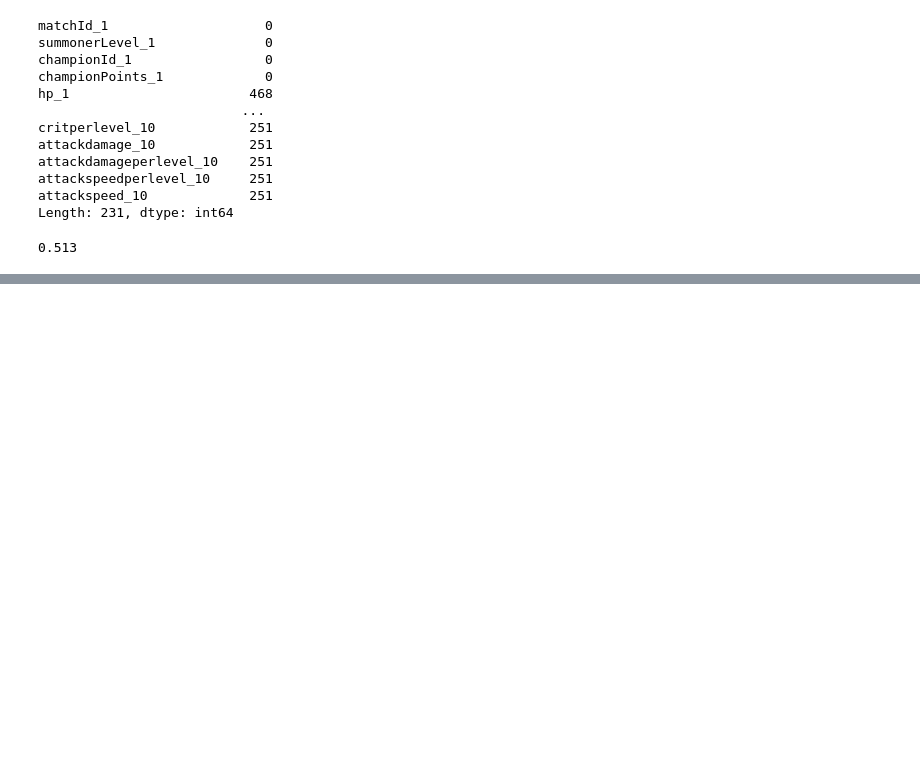
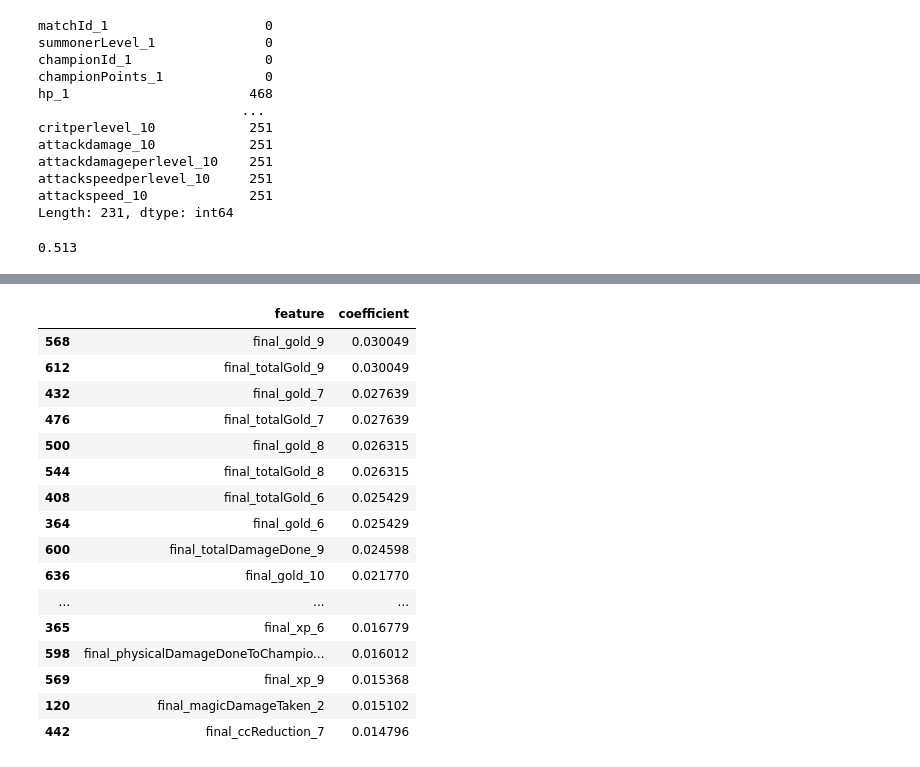
Before and after one commit to nss-data-science-cohort-6/kaggle_lol-elden-ring, a Jupyter notebook: notebooks/Sample_Submission.ipynb, the cells around one changed output, grey strips where cells are left out. Cells and saved outputs as stored; diff of their text form; code cells hidden in the pictures; blank space fills up the shorter version.

Commit message:
scaler and feature coefficinets

```diff
--- a/notebooks/Sample_Submission.ipynb
+++ b/notebooks/Sample_Submission.ipynb
@@ -666,0 +714,7 @@ df['Ball wise total runs']= df.iloc[:, -4:-1].sum(axis=1)
+# %%
+data.shape
+data.columns.to_list()
+data_aj = pd.merge(data, last_aj, left_on=["matchId", "participantId"], right_on=["matchId", "participantId"], how="left")
+data_aj.columns.to_list()
+# data_aj.shape
+# data_aj.head(5)
@@ -666,0 +765,8 @@ df['Ball wise total runs']= df.iloc[:, -4:-1].sum(axis=1)
+# %%
+# rereading the y_train data because it becomes 6000 from 8000 upon split in previous model,
+# so rereading and calling it ydata_train
+
+# y_train.shape #(6000, 1)
+ydata_train = pd.read_csv('../data/train_winners.csv')
+
+ydata_train.shape
@@ -666,0 +775,5 @@ df['Ball wise total runs']= df.iloc[:, -4:-1].sum(axis=1)
+# %%
+X = data_aj_x
+y = ydata_train.drop(columns = ['matchId'])
+
+X_train, X_test, y_train, y_test = train_test_split(X, y, random_state = 321) #split the training data into test and train set.
@@ -666,0 +803,8 @@ df['Ball wise total runs']= df.iloc[:, -4:-1].sum(axis=1)
+# %%
+logReg_aj_scaler = Pipeline(
+    steps = [
+        ('impute', SimpleImputer()), #fills average of the column if there are NaN missing values
+        ('scaler', StandardScaler()),
+        ('log_reg', LogisticRegression(C = 0.0001)) #started from 0.01, 0,001,
+    ]
+).fit(X_train, y_train)
@@ -666,0 +838,24 @@ df['Ball wise total runs']= df.iloc[:, -4:-1].sum(axis=1)
+# %%
+# look at coefficient
+
+pd.DataFrame({'feature': X_train.columns,
+                             'coefficient': logReg_aj_scaler['log_reg'].coef_.flatten()}).sort_values('coefficient',
+                                                                                                      ascending =False).iloc[0:20]
+# %% [output]
+|  | feature | coefficient |
+| 568 | final_gold_9 | 0.030049 |
+| 612 | final_totalGold_9 | 0.030049 |
+| 432 | final_gold_7 | 0.027639 |
+| 476 | final_totalGold_7 | 0.027639 |
+| 500 | final_gold_8 | 0.026315 |
+| 544 | final_totalGold_8 | 0.026315 |
+| 408 | final_totalGold_6 | 0.025429 |
+| 364 | final_gold_6 | 0.025429 |
+| 600 | final_totalDamageDone_9 | 0.024598 |
+| 636 | final_gold_10 | 0.021770 |
+| ... | ... | ... |
+| 365 | final_xp_6 | 0.016779 |
+| 598 | final_physicalDamageDoneToChampio... | 0.016012 |
+| 569 | final_xp_9 | 0.015368 |
+| 120 | final_magicDamageTaken_2 | 0.015102 |
+| 442 | final_ccReduction_7 | 0.014796 |
```
Also changed, not shown: parts of 21 cells of this notebook.
